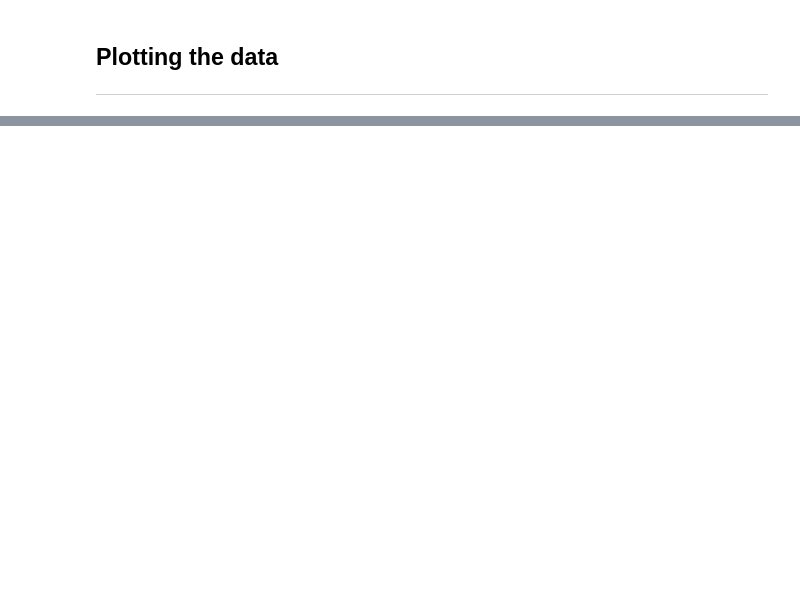
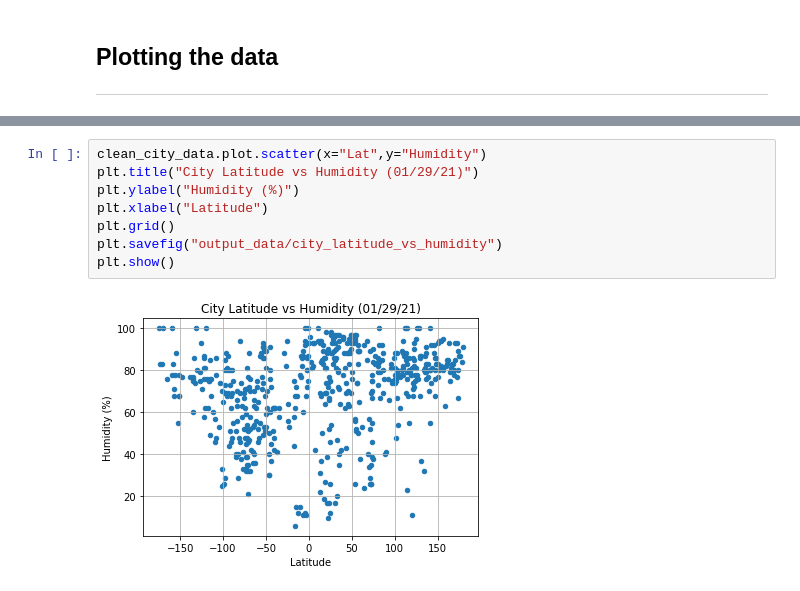
Before and after one commit to JaviPardox/Weather-Vacation-API, a Jupyter notebook: WeatherPy.ipynb, the cells around one changed output, grey strips where cells are left out. Drawn from its saved outputs; the diff is of its cells as text; blank space fills up the shorter version.

```diff
--- a/WeatherPy.ipynb
+++ b/WeatherPy.ipynb
@@ -187,0 +209,10 @@ plt.show()
+# %%
+clean_city_data.plot.scatter(x="Lat",y="Humidity")
+plt.title("City Latitude vs Humidity (01/29/21)")
+plt.ylabel("Humidity (%)")
+plt.xlabel("Latitude")
+plt.grid()
+plt.savefig("output_data/city_latitude_vs_humidity")
+plt.show()
+# %% [output]
+[figure, added]
```
Also changed, not shown: parts of 43 cells of this notebook.
